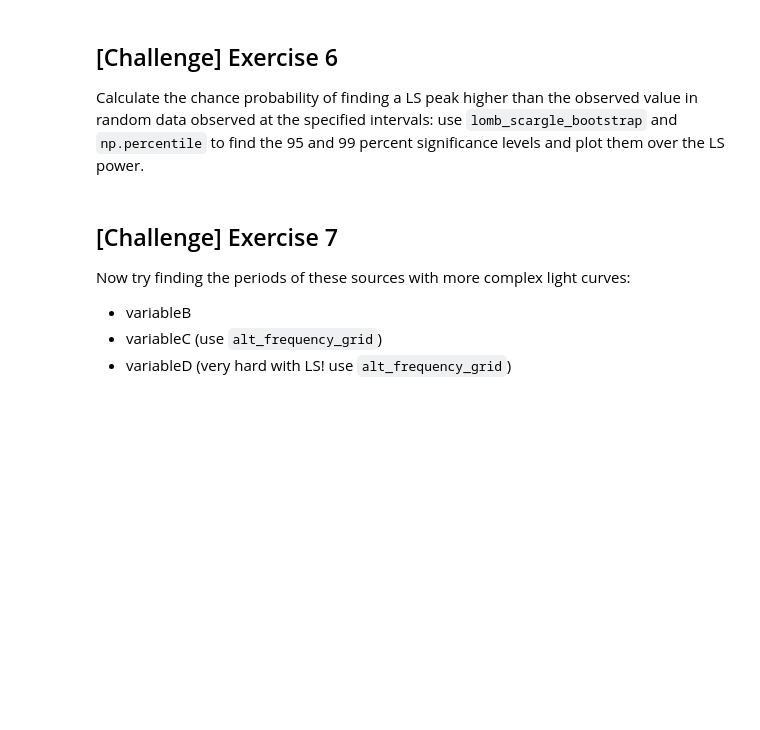
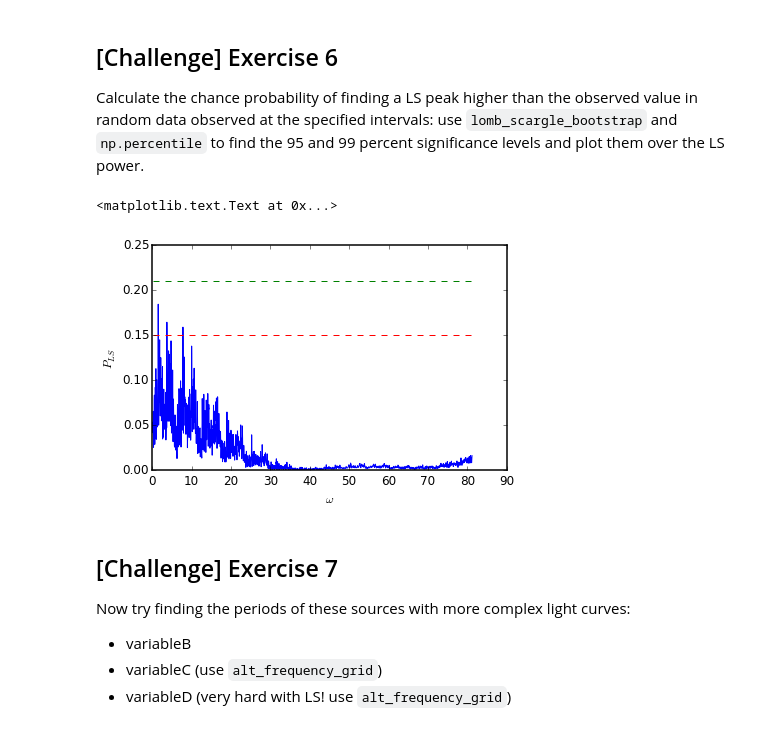
Before and after one commit to ebellm/ztf_summerschool_2015, a Jupyter notebook: notebooks/Period_Finding.ipynb, the cells around one changed output. Saved outputs shown, nothing was run; the diff lists cells and outputs as text; code cells hidden in the pictures; blank space fills up the shorter version.

```diff
--- a/notebooks/Period_Finding.ipynb
+++ b/notebooks/Period_Finding.ipynb
@@ -149,13 +148,17 @@ plot_phased_lc(data_R, best_period)
 
 Calculate the chance probability of finding a LS peak higher than the observed value in random data observed at the specified intervals: use `lomb_scargle_bootstrap` and `np.percentile` to find the 95 and 99 percent significance levels and plot them over the LS power.
 # %%
-D = lomb_scargle_bootstrap(# COMPLETE
-sig99, sig95 = np.percentile(# COMPLETE
+D = lomb_scargle_bootstrap(mjds, mags, magerrs, omegas,
+   generalized=True, N_bootstraps=1000) # COMPLETE
+sig99, sig95 = np.percentile(D, [99, 95]) # COMPLETE
 plt.plot(omegas, P_LS)
 plt.plot([omegas[0],omegas[-1]], sig99*np.ones(2),'--')
 plt.plot([omegas[0],omegas[-1]], sig95*np.ones(2),'--')
 plt.xlabel('$\omega$')
 plt.ylabel('$P_{LS}$')
+# %% [output]
+<matplotlib.text.Text at 0x...>
+[figure, added]
 # %% [markdown]
 ## [Challenge] Exercise 7
 
```
Also changed, not shown: parts of 10 cells of this notebook.
